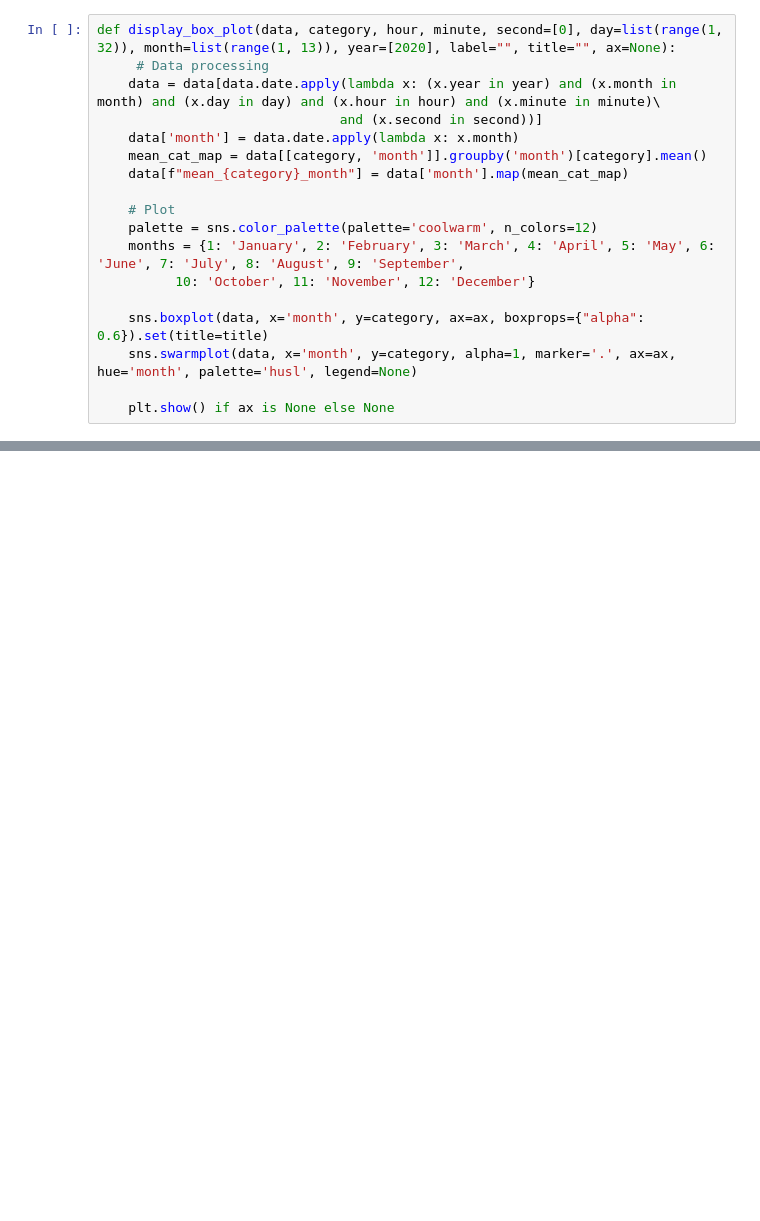
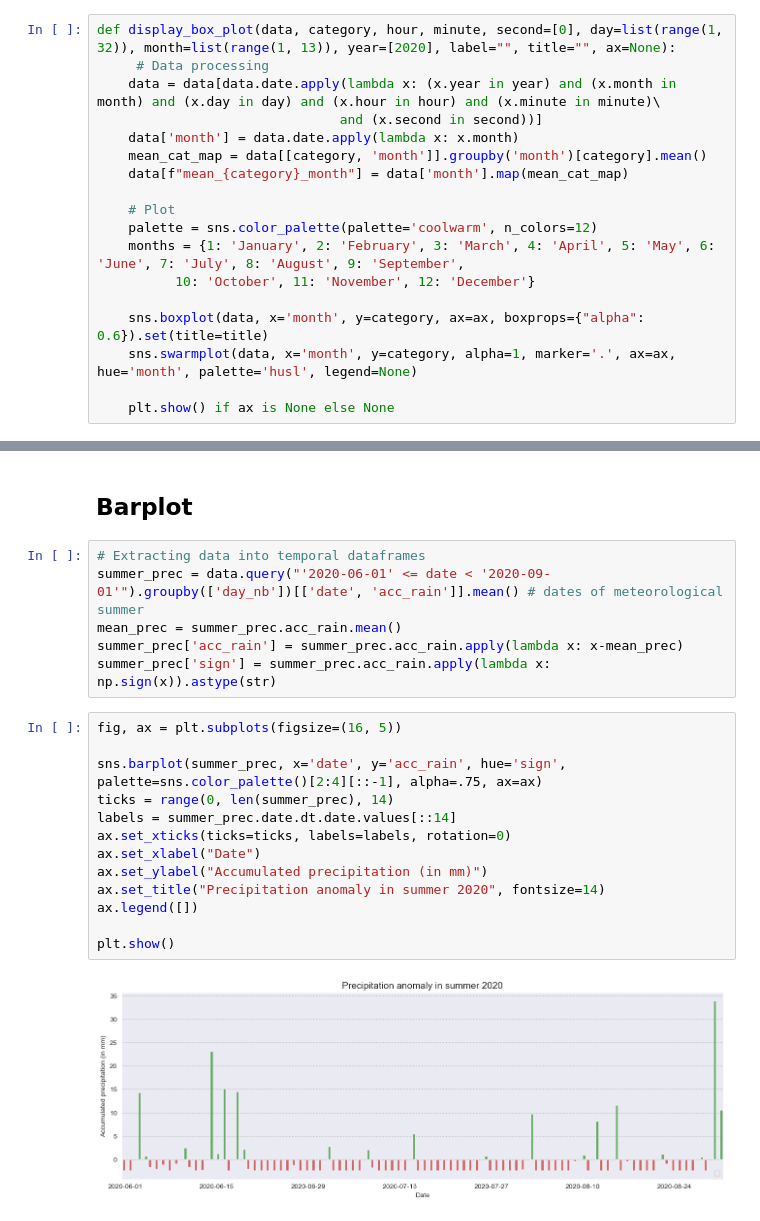
Before and after one commit to achrafkr/Data-Visualization, a Jupyter notebook: Notebooks/Weather_analysis.ipynb, the cells around one changed output, grey strips where cells are left out. Saved outputs shown, nothing was run; the diff lists cells and outputs as text; blank space fills up the shorter version.

Commit message:
Adding barplot and heatmap

```diff
--- a/Notebooks/Weather_analysis.ipynb
+++ b/Notebooks/Weather_analysis.ipynb
@@ -173,0 +186,24 @@ line_plot(x, y, **args)
+# %% [markdown]
+<a id="barp"></a>
+## Barplot
+# %%
+# Extracting data into temporal dataframes
+summer_prec = data.query("'2020-06-01' <= date < '2020-09-01'").groupby(['day_nb'])[['date', 'acc_rain']].mean() # dates of meteorological summer
+mean_prec = summer_prec.acc_rain.mean()
+summer_prec['acc_rain'] = summer_prec.acc_rain.apply(lambda x: x-mean_prec)
+summer_prec['sign'] = summer_prec.acc_rain.apply(lambda x: np.sign(x)).astype(str)
+# %%
+fig, ax = plt.subplots(figsize=(16, 5))
+
+sns.barplot(summer_prec, x='date', y='acc_rain', hue='sign', palette=sns.color_palette()[2:4][::-1], alpha=.75, ax=ax)
+ticks = range(0, len(summer_prec), 14)
+labels = summer_prec.date.dt.date.values[::14]
+ax.set_xticks(ticks=ticks, labels=labels, rotation=0)
+ax.set_xlabel("Date")
+ax.set_ylabel("Accumulated precipitation (in mm)")
+ax.set_title("Precipitation anomaly in summer 2020", fontsize=14)
+ax.legend([])
+
+plt.show()
+# %% [output]
+[figure, added]
```
Also changed, not shown: parts of 14 cells of this notebook.
